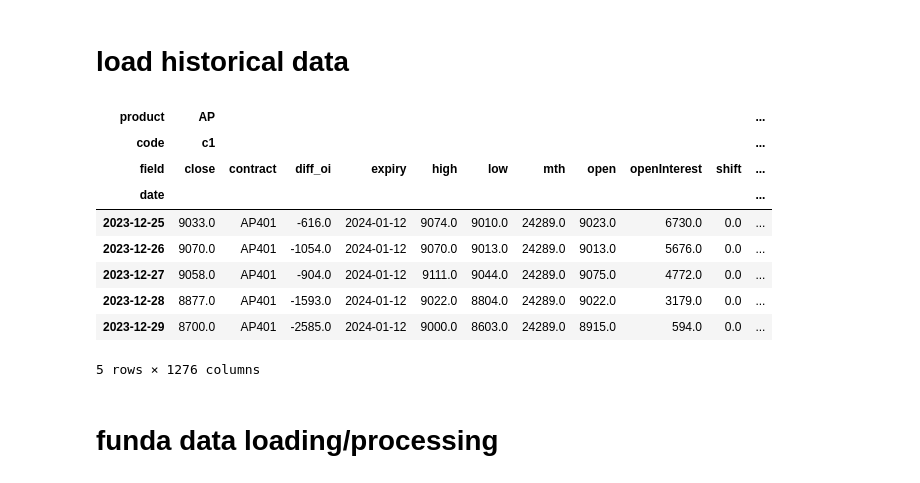
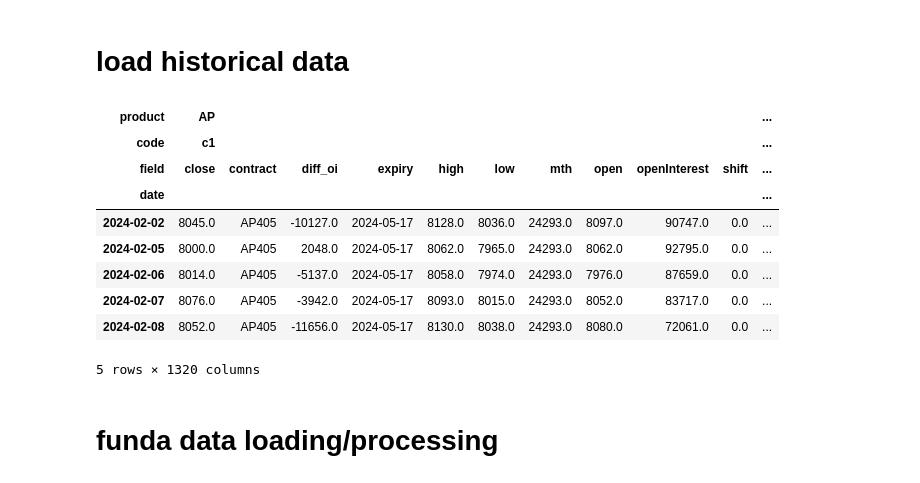
Before and after one commit to harvey1673/pyktrader3, a Jupyter notebook: bktest/bt_signal - phybasis.ipynb, the cells around one changed output. Saved outputs shown, nothing was run; the diff lists cells and outputs as text; code cells hidden in the pictures.

```diff
--- a/bktest/bt_signal - phybasis.ipynb
+++ b/bktest/bt_signal - phybasis.ipynb
@@ -29,7 +29,7 @@ display(HTML("<style>div.output_scroll { height: 44em; }</style>"))
 # %%
 ferrous_products_mkts = ['rb', 'hc', 'i', 'j', 'jm']
 ferrous_mixed_mkts = ['ru', 'FG', 'SM', "SF", 'nr', 'SA', 'UR'] # 'ZC',
-base_metal_mkts = ['cu', 'al', 'zn', 'pb', 'ni', 'sn', 'ss']
+base_metal_mkts = ['cu', 'al', 'zn', 'pb', 'ni', 'sn', 'ss', 'ao', 'si']
 precious_metal_mkts = ['au', 'ag']
 ind_metal_mkts = ferrous_products_mkts + ferrous_mixed_mkts + base_metal_mkts
 petro_chem_mkts = ['l', 'pp', 'v', 'TA', 'MA', 'bu', 'sc', 'fu', 'eg', 'eb', 'lu', 'pg', 'PF']
@@ -74,7 +74,7 @@ daily_start_dict = { 'c': datetime.date(2011,1,1), 'm': datetime.date(2011,1,1),
 fields = ['contract', 'open', 'high', 'low', 'close', 'volume', 'openInterest', 'diff_oi', 'expiry', 'mth', 'shift']
 
 start_date = datetime.date(2010,1,1)
-end_date = datetime.date(2024,1,5)
+end_date = datetime.date(2024,2,8)
 shift_mode = 2
 roll_name = 'hot'
 roll_file_loc = "C:/dev/wtdev/config/"
@@ -87,39 +87,39 @@ data_df = pd.DataFrame()
 for prodcode in sim_markets:
     for nb in range(nb_cont):
         xdf = dataseries.nearby(prodcode,
                                 nb+1,
                                 start_date=start_date,
                                 end_date = end_date,
                                 shift_mode = shift_mode,
                                 freq=freq,
                                 roll_name=roll_name,
                                 config_loc=roll_file_loc)
         xdf['expiry'] = xdf['contract'].map(misc.contract_expiry)
         xdf['contmth'] = xdf['contract'].map(misc.inst2contmth)
         xdf['mth'] = xdf['contmth'].apply(lambda x: x//100 * 12 + x % 100)
         xdf['product'] = prodcode
         xdf['code'] = f'c{nb+1}'
         data_df = data_df.append(xdf)
 
 df = pd.pivot_table(data_df.reset_index(), index='date', columns = ['product', 'code'], values = list(fields), aggfunc = 'last')
 df = df.reorder_levels([1, 2, 0], axis=1).sort_index(axis=1)
 df.columns.rename(['product', 'code', 'field',], inplace = True)
 df.index = pd.to_datetime(df.index)
 
 cdates = pd.date_range(start=start_date, end=end_date, freq='D')
 bdates = pd.bdate_range(start=start_date, end=end_date, freq='C', holidays=misc.CHN_Holidays)
 df.tail(5)
 # %% [output]
 | product | AP |  |  |  |  |  |  |  |  |  | ... |
 | code | c1 |  |  |  |  |  |  |  |  |  | ... |
 | field | close | contract | diff_oi | expiry | high | low | mth | open | openInterest | shift | ... |
 | date |  |  |  |  |  |  |  |  |  |  | ... |
-| 2023-12-25 | 9033.0 | AP401 | -616.0 | 2024-01-12 | 9074.0 | 9010.0 | 24289.0 | 9023.0 | 6730.0 | 0.0 | ... |
-| 2023-12-26 | 9070.0 | AP401 | -1054.0 | 2024-01-12 | 9070.0 | 9013.0 | 24289.0 | 9013.0 | 5676.0 | 0.0 | ... |
-| 2023-12-27 | 9058.0 | AP401 | -904.0 | 2024-01-12 | 9111.0 | 9044.0 | 24289.0 | 9075.0 | 4772.0 | 0.0 | ... |
-| 2023-12-28 | 8877.0 | AP401 | -1593.0 | 2024-01-12 | 9022.0 | 8804.0 | 24289.0 | 9022.0 | 3179.0 | 0.0 | ... |
-| 2023-12-29 | 8700.0 | AP401 | -2585.0 | 2024-01-12 | 9000.0 | 8603.0 | 24289.0 | 8915.0 | 594.0 | 0.0 | ... |
+| 2024-02-02 | 8045.0 | AP405 | -10127.0 | 2024-05-17 | 8128.0 | 8036.0 | 24293.0 | 8097.0 | 90747.0 | 0.0 | ... |
+| 2024-02-05 | 8000.0 | AP405 | 2048.0 | 2024-05-17 | 8062.0 | 7965.0 | 24293.0 | 8062.0 | 92795.0 | 0.0 | ... |
+| 2024-02-06 | 8014.0 | AP405 | -5137.0 | 2024-05-17 | 8058.0 | 7974.0 | 24293.0 | 7976.0 | 87659.0 | 0.0 | ... |
+| 2024-02-07 | 8076.0 | AP405 | -3942.0 | 2024-05-17 | 8093.0 | 8015.0 | 24293.0 | 8052.0 | 83717.0 | 0.0 | ... |
+| 2024-02-08 | 8052.0 | AP405 | -11656.0 | 2024-05-17 | 8130.0 | 8038.0 | 24293.0 | 8080.0 | 72061.0 | 0.0 | ... |
-5 rows × 1276 columns
+5 rows × 1320 columns
 # %%
 asset_pairs = [('i', 'rb'), ('i', 'hc'), ('i', 'j'), ('j', 'jm'),]
 beta_ret_dict = {}
```
Also changed, not shown: parts of 6 cells of this notebook, 8 other files.
